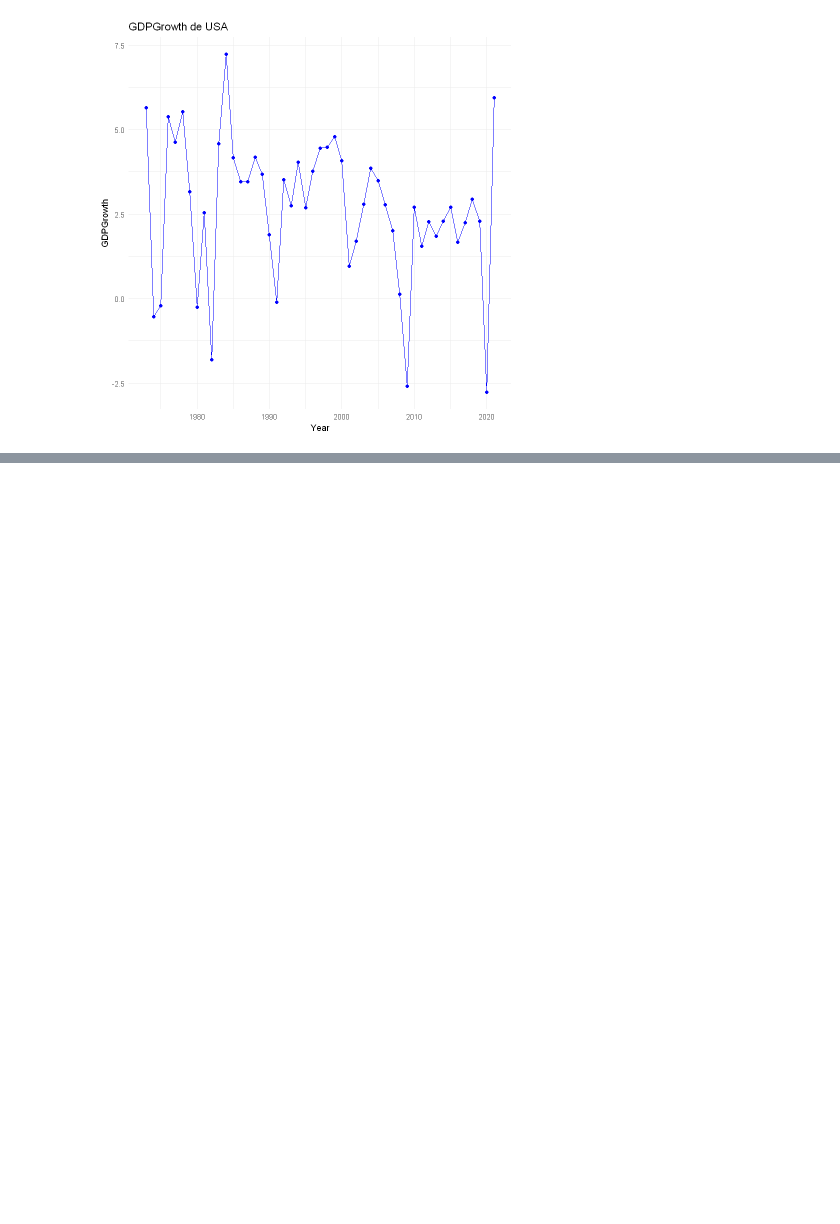
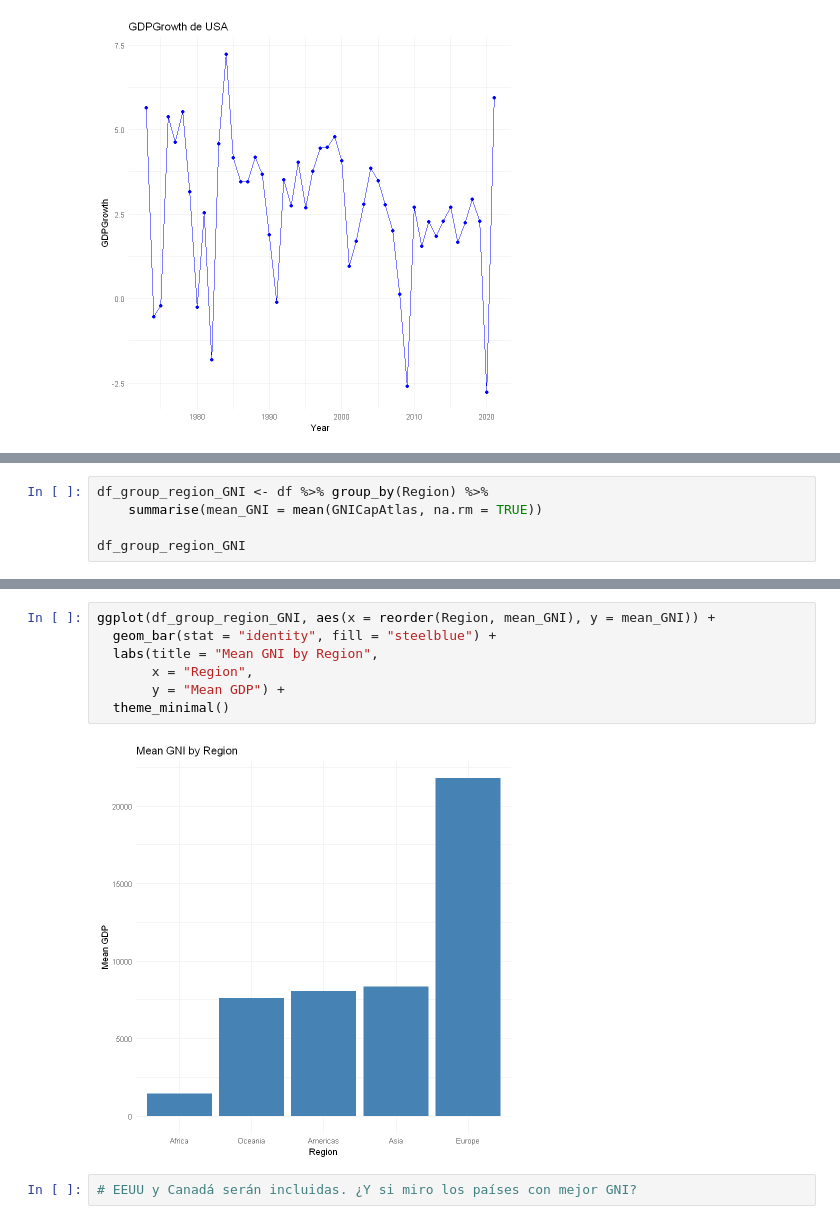
Before and after one commit to sergiollul/AB_AdvanceProgramming_DataScience, a Jupyter notebook: AB_Notebook_R.ipynb, the cells around one changed output, grey strips where cells are left out. Cells and saved outputs as stored; diff of their text form; blank space fills up the shorter version.

```diff
--- a/AB_Notebook_R.ipynb
+++ b/AB_Notebook_R.ipynb
@@ -532,0 +557,5 @@ ggplot(data = usa_GDPGrowth, aes(x = Year, y = GDPGrowth)) +
+# %%
+df_group_region_GNI <- df %>% group_by(Region) %>%
+    summarise(mean_GNI = mean(GNICapAtlas, na.rm = TRUE))
+
+df_group_region_GNI
@@ -532,0 +571,11 @@ ggplot(data = usa_GDPGrowth, aes(x = Year, y = GDPGrowth)) +
+# %%
+ggplot(df_group_region_GNI, aes(x = reorder(Region, mean_GNI), y = mean_GNI)) +
+  geom_bar(stat = "identity", fill = "steelblue") +
+  labs(title = "Mean GNI by Region",
+       x = "Region",
+       y = "Mean GDP") +
+  theme_minimal()
+# %% [output]
+[figure, added]
+# %%
+# EEUU y Canadá serán incluidas. ¿Y si miro los países con mejor GNI?
```
Also changed, not shown: parts of 41 cells of this notebook.
